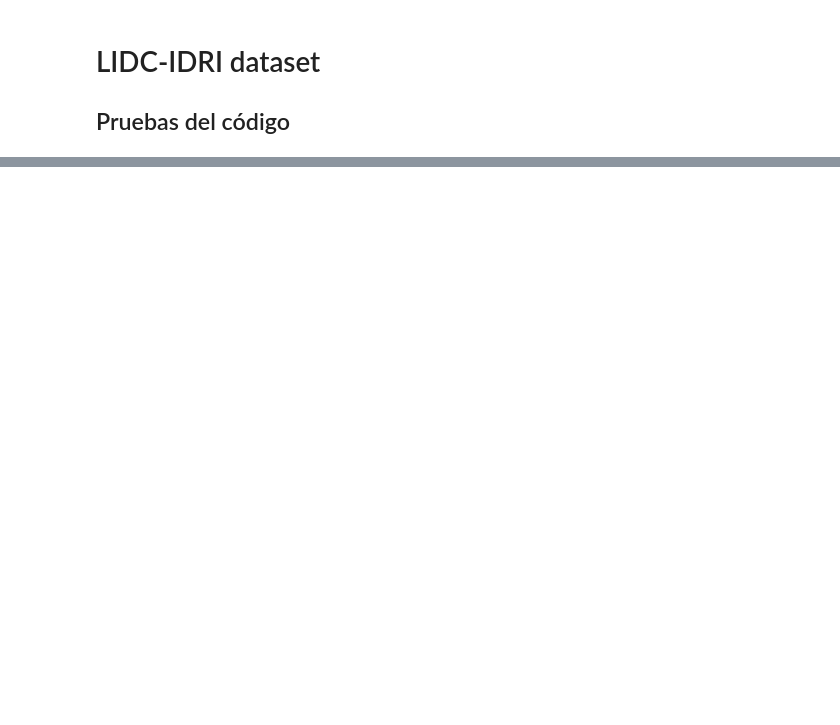
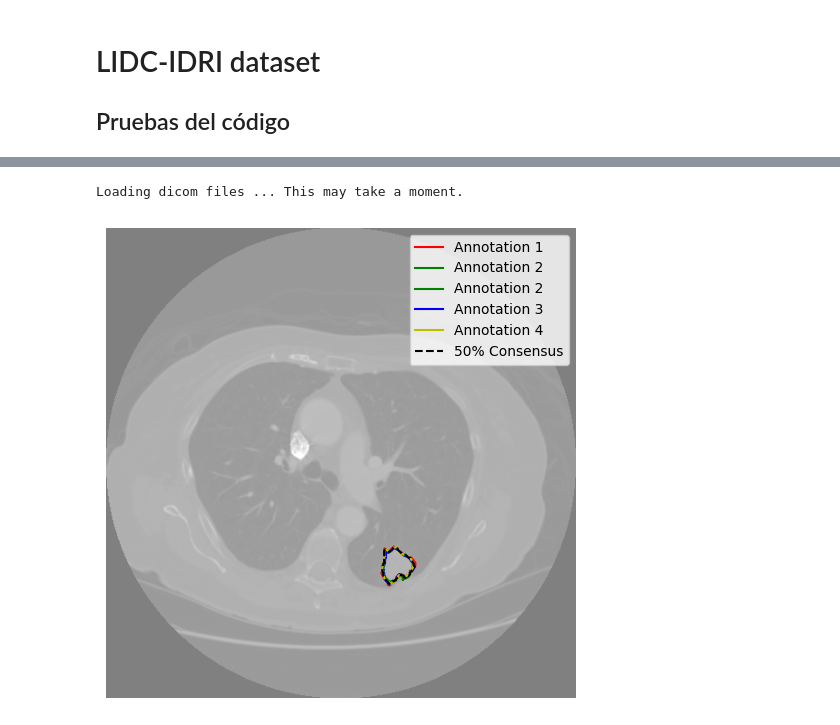
Before and after one commit to MiriamCobo/LIDC-IDRI-initialization, a Jupyter notebook: Pruebas.ipynb, the cells around one changed output, grey strips where cells are left out. Drawn from its saved outputs; the diff is of its cells as text; code cells hidden in the pictures; blank space fills up the shorter version.

```diff
--- a/Pruebas.ipynb
+++ b/Pruebas.ipynb
@@ -68,0 +98,49 @@ Loading dicom files ... This may take a moment.
+# %%
+import numpy as np
+import matplotlib.pyplot as plt
+import matplotlib.animation as manim
+from skimage.measure import find_contours
+
+import pylidc as pl
+from pylidc.utils import consensus
+
+
+# Query for a scan, and convert it to an array volume.
+scan = pl.query(pl.Scan).filter(pl.Scan.patient_id == "LIDC-IDRI-0001").first()
+vol = scan.to_volume()
+
+# Cluster the annotations for the scan, and grab one.
+nods = scan.cluster_annotations()
+anns = nods[0]
+
+# Perform a consensus consolidation and 50% agreement level.
+# We pad the slices to add context for viewing.
+cmask,cbbox,masks = consensus(anns, clevel=0.5,
+                              pad=[(512,512), (512,512), (0,0)])
+
+# Get the central slice of the computed bounding box.
+k = int(0.5*(cbbox[2].stop - cbbox[2].start))
+
+# Set up the plot.
+fig,ax = plt.subplots(1,1,figsize=(5,5))
+ax.imshow(vol[cbbox][:,:,k], cmap=plt.cm.gray, alpha=0.5)
+
+# Plot the annotation contours for the kth slice.
+colors = ['r', 'g', 'b', 'y']
+for j in range(len(masks)):
+    for c in find_contours(masks[j][:,:,k].astype(float), 0.5):
+        label = "Annotation %d" % (j+1)
+        plt.plot(c[:,1], c[:,0], colors[j], label=label)
+
+# Plot the 50% consensus contour for the kth slice.
+for c in find_contours(cmask[:,:,k].astype(float), 0.5):
+    plt.plot(c[:,1], c[:,0], '--k', label='50% Consensus')
+
+ax.axis('off')
+ax.legend()
+plt.tight_layout()
+#plt.savefig("../images/consensus.png", bbox_inches="tight")
+plt.show()
+# %% [output]
+Loading dicom files ... This may take a moment.
+[figure, added]
```
Also changed, not shown: parts of 2 cells of this notebook.
